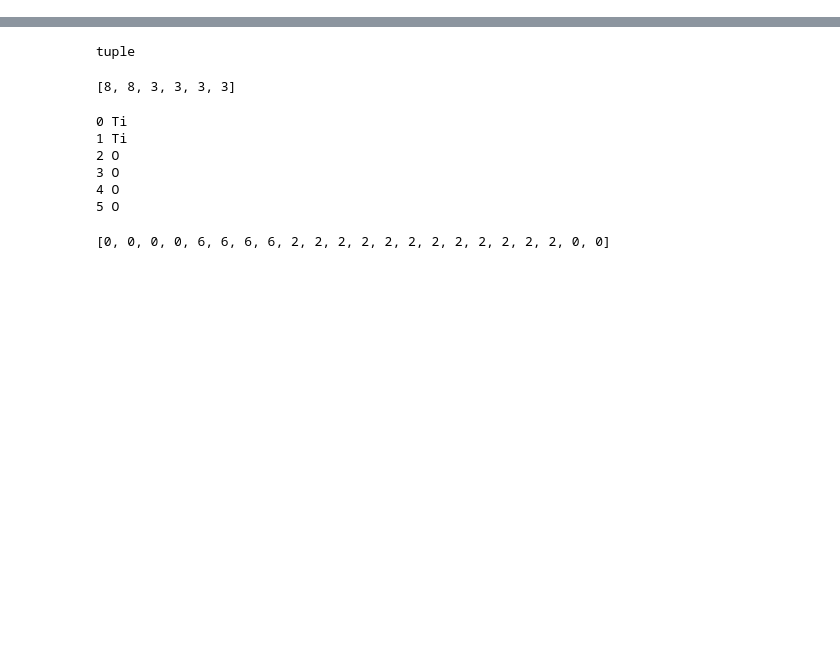
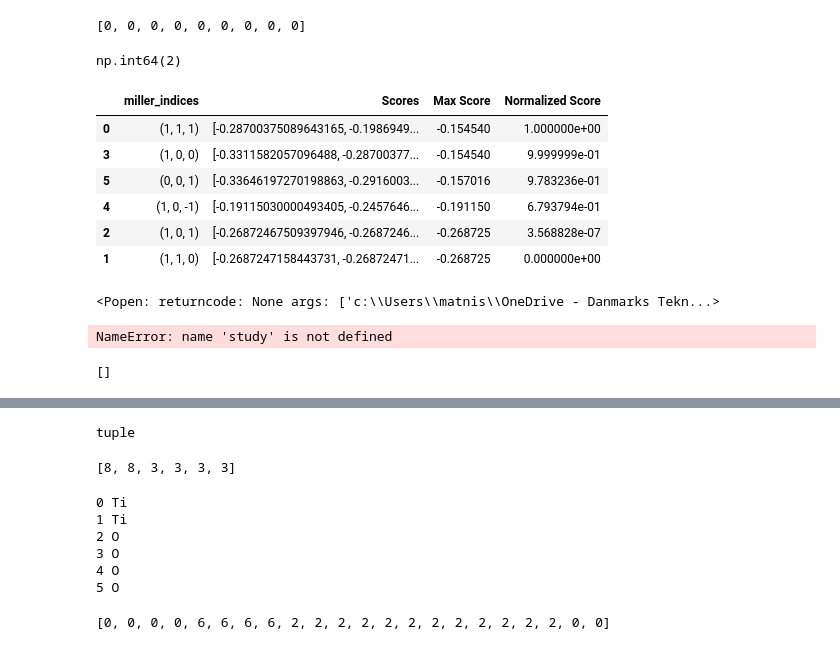
Before and after one commit to Matminator/GNoME_DREAMS_OER_screening, a Jupyter notebook: notebooks/OER_stody_experimental.ipynb, the cells around one changed output, grey strips where cells are left out. Cells and saved outputs as stored; diff of their text form; code cells hidden in the pictures; blank space fills up the shorter version.

```diff
--- a/notebooks/OER_stody_experimental.ipynb
+++ b/notebooks/OER_stody_experimental.ipynb
@@ -20,0 +48,44 @@ if False:
+# %%
+[0,0,0] * 3
+# %% [output]
+[0, 0, 0, 0, 0, 0, 0, 0, 0]
+# %%
+temp_dict['Ti']
+# %% [output]
+np.int64(2)
+# %%
+study = OER_catalyst_study(test_cands[0],
+    H2O_gas_free_energy = -14.217,
+    H2_gas_free_energy = -6.77
+)
+# %%
+study.predict_most_likely_surfaces('coordination', 'stoichiometric', max_miller = 1)
+df = study.get_df_with_surface_rankings()
+df.sort_values('Normalized Score', ascending=False)
+# %% [output]
+|  | miller_indices | Scores | Max Score | Normalized Score |
+| 0 | (1, 1, 1) | [-0.28700375089643165, -0.1986949... | -0.154540 | 1.000000e+00 |
+| 3 | (1, 0, 0) | [-0.3311582057096488, -0.28700377... | -0.154540 | 9.999999e-01 |
+| 5 | (0, 0, 1) | [-0.33646197270198863, -0.2916003... | -0.157016 | 9.783236e-01 |
+| 4 | (1, 0, -1) | [-0.19115030000493405, -0.2457646... | -0.191150 | 6.793794e-01 |
+| 2 | (1, 0, 1) | [-0.26872467509397946, -0.2687246... | -0.268725 | 3.568828e-07 |
+| 1 | (1, 1, 0) | [-0.2687247158443731, -0.26872471... | -0.268725 | 0.000000e+00 |
+# %%
+sg, slabs = study.dev_slabs_for_millers[(1,1,1)]
+og_slab = slabs[0].copy()
+slab = slabs[0]
+
+reordered_slabs = sg.nonstoichiometric_symmetrized_slab(slab)
+
+view([AseAtomsAdaptor.get_atoms(slab) for slab in [og_slab]] + [AseAtomsAdaptor.get_atoms(s) for s in reordered_slabs])
+# %% [output]
+<Popen: returncode: None args: ['c:\\Users\\matnis\\OneDrive - Danmarks Tekn...>
+# %%
+atoms_list = [AseAtomsAdaptor.get_atoms(s) for s in study.slabs_for_millers[(1,1,1)]]
+view(atoms_list)
+# %% [output]
+NameError: name 'study' is not defined
+# %%
+atoms_list
+# %% [output]
+[]
```
Also changed, not shown: parts of 15 cells of this notebook, 3 other files.
